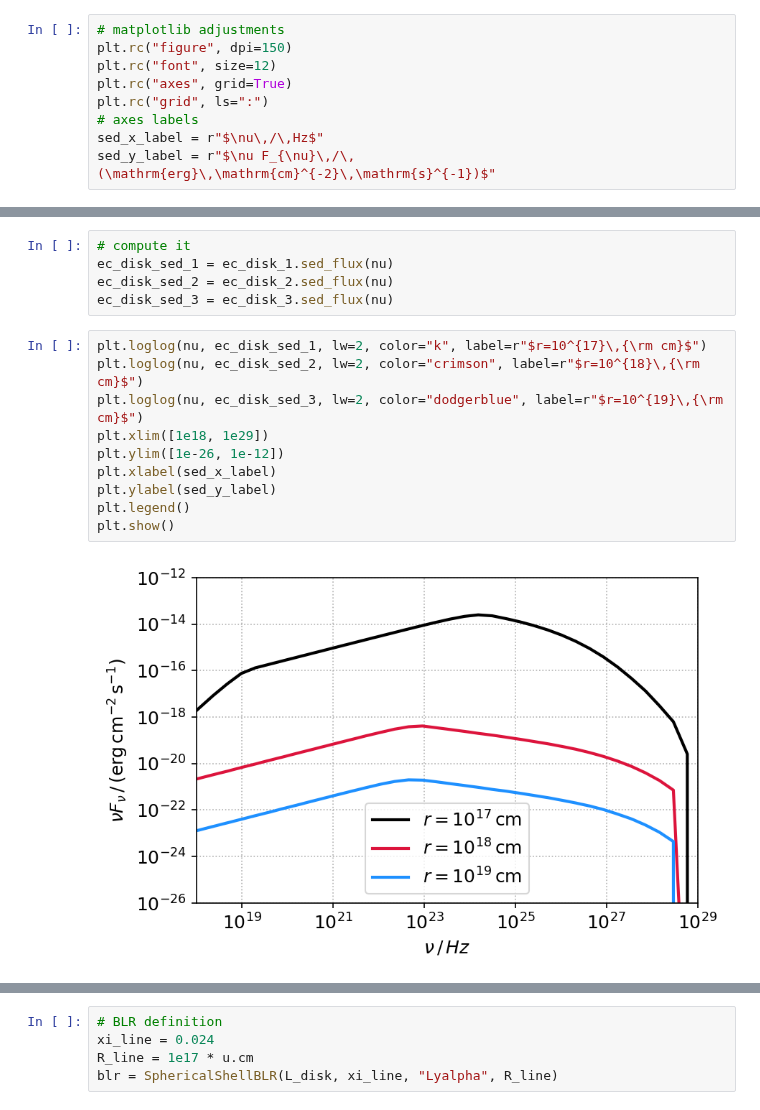
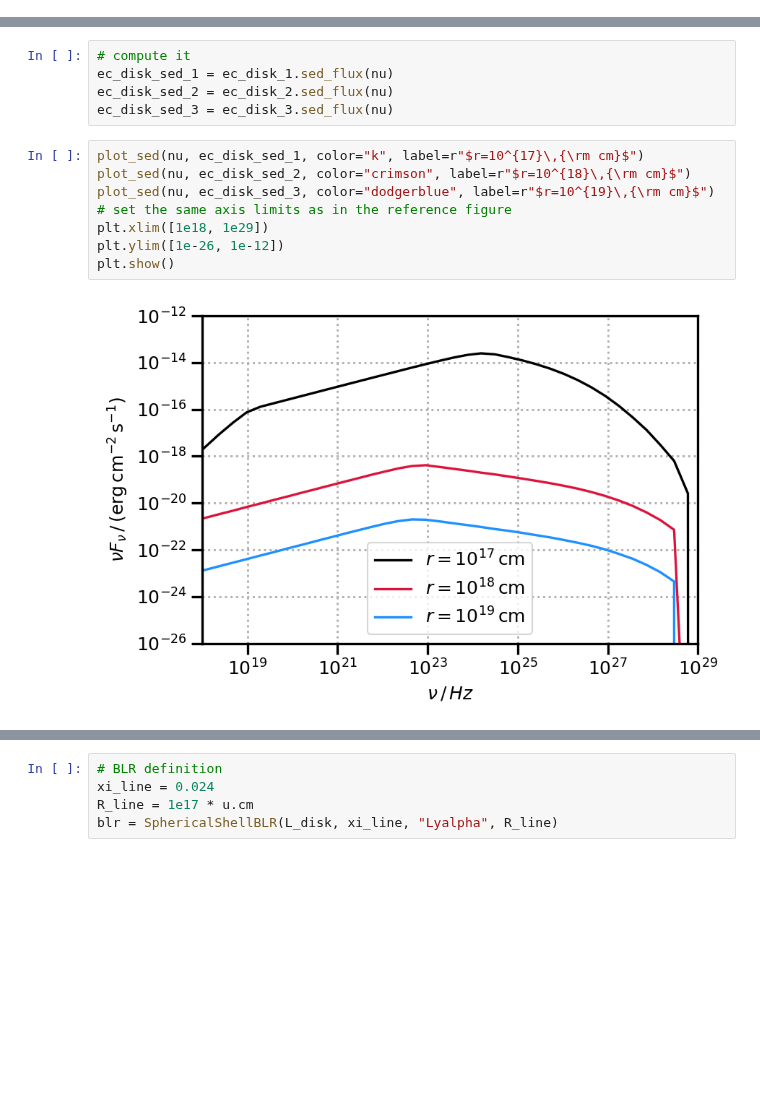
Before and after one commit to cosimoNigro/agnpy, a Jupyter notebook: docs/tutorials/external_compton.ipynb, the cells around one changed output, grey strips where cells are left out. Saved outputs shown, nothing was run; the diff lists cells and outputs as text; blank space fills up the shorter version.

```diff
--- a/docs/tutorials/external_compton.ipynb
+++ b/docs/tutorials/external_compton.ipynb
@@ -16,12 +18,3 @@ from agnpy.targets import SSDisk, SphericalShellBLR, RingDustTorus
-# %%
-# matplotlib adjustments
-plt.rc("figure", dpi=150)
-plt.rc("font", size=12)
-plt.rc("axes", grid=True)
-plt.rc("grid", ls=":")
-# axes labels
-sed_x_label = r"$\nu\,/\,Hz$"
-sed_y_label = r"$\nu F_{\nu}\,/\,(\mathrm{erg}\,\mathrm{cm}^{-2}\,\mathrm{s}^{-1})$"
 # %% [markdown]
 ### Emission Region
 In order to provide a cross-check with the literature, in this tutorial we will reproduce the results in Finke (2016) - [see bibliography in the docs](https://agnpy.readthedocs.io/en/latest/bibliography.html). Therefore we adapt an emission region with the same parameters specified in the paper. In this case we consider a broken power-law to describe the electron distribution.
@@ -114,17 +109,15 @@ ec_disk_sed_1 = ec_disk_1.sed_flux(nu)
 ec_disk_sed_2 = ec_disk_2.sed_flux(nu)
 ec_disk_sed_3 = ec_disk_3.sed_flux(nu)
 # %%
-plt.loglog(nu, ec_disk_sed_1, lw=2, color="k", label=r"$r=10^{17}\,{\rm cm}$")
-plt.loglog(nu, ec_disk_sed_2, lw=2, color="crimson", label=r"$r=10^{18}\,{\rm cm}$")
-plt.loglog(nu, ec_disk_sed_3, lw=2, color="dodgerblue", label=r"$r=10^{19}\,{\rm cm}$")
+plot_sed(nu, ec_disk_sed_1, color="k", label=r"$r=10^{17}\,{\rm cm}$")
+plot_sed(nu, ec_disk_sed_2, color="crimson", label=r"$r=10^{18}\,{\rm cm}$")
+plot_sed(nu, ec_disk_sed_3, color="dodgerblue", label=r"$r=10^{19}\,{\rm cm}$")
+# set the same axis limits as in the reference figure
 plt.xlim([1e18, 1e29])
 plt.ylim([1e-26, 1e-12])
-plt.xlabel(sed_x_label)
-plt.ylabel(sed_y_label)
-plt.legend()
 plt.show()
 # %% [output]
-[figure, old version]
+[figure, new version]
 # %% [markdown]
 ### External Compton Spherical Shell Broad Line Region
 The second result we reproduce is the SED generated by the EC scattering over a Broad Line Region (BLR) modelled as an infinitesimally thin spherical shell, of radius $R_{\rm line}$, emitting only a sinlge spectral line, of dimensionless energy $\epsilon_{\rm line} = h \nu_{\rm line} / (m_e c^2)$. A fraction of the disk luminosity $\xi_{\rm line}$ is being reprocessed. The SEDs we aim to reproduce are represented by the black lines in Figure 10, with different curves representing different distances between the emission region and the target.
```
Also changed, not shown: parts of 13 cells of this notebook, 13 other files.
